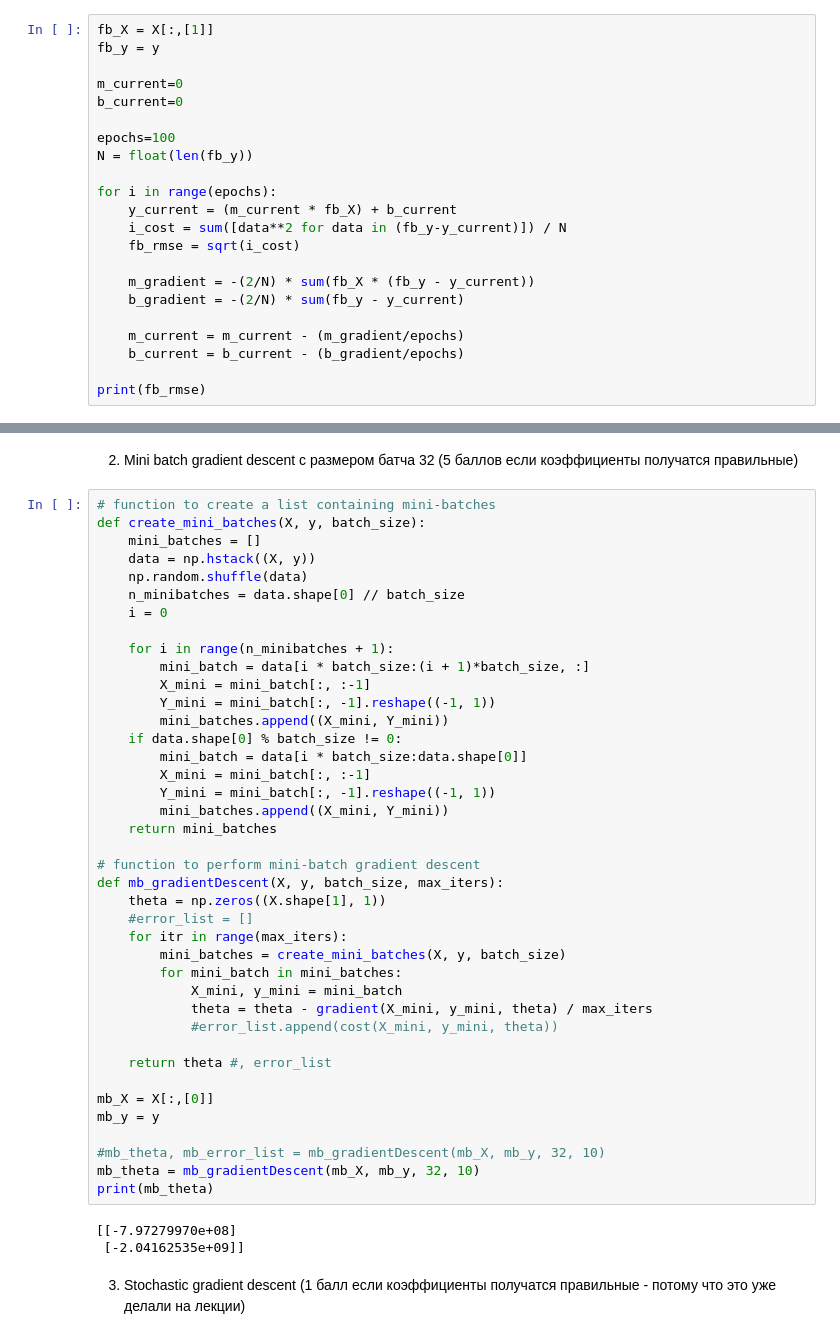
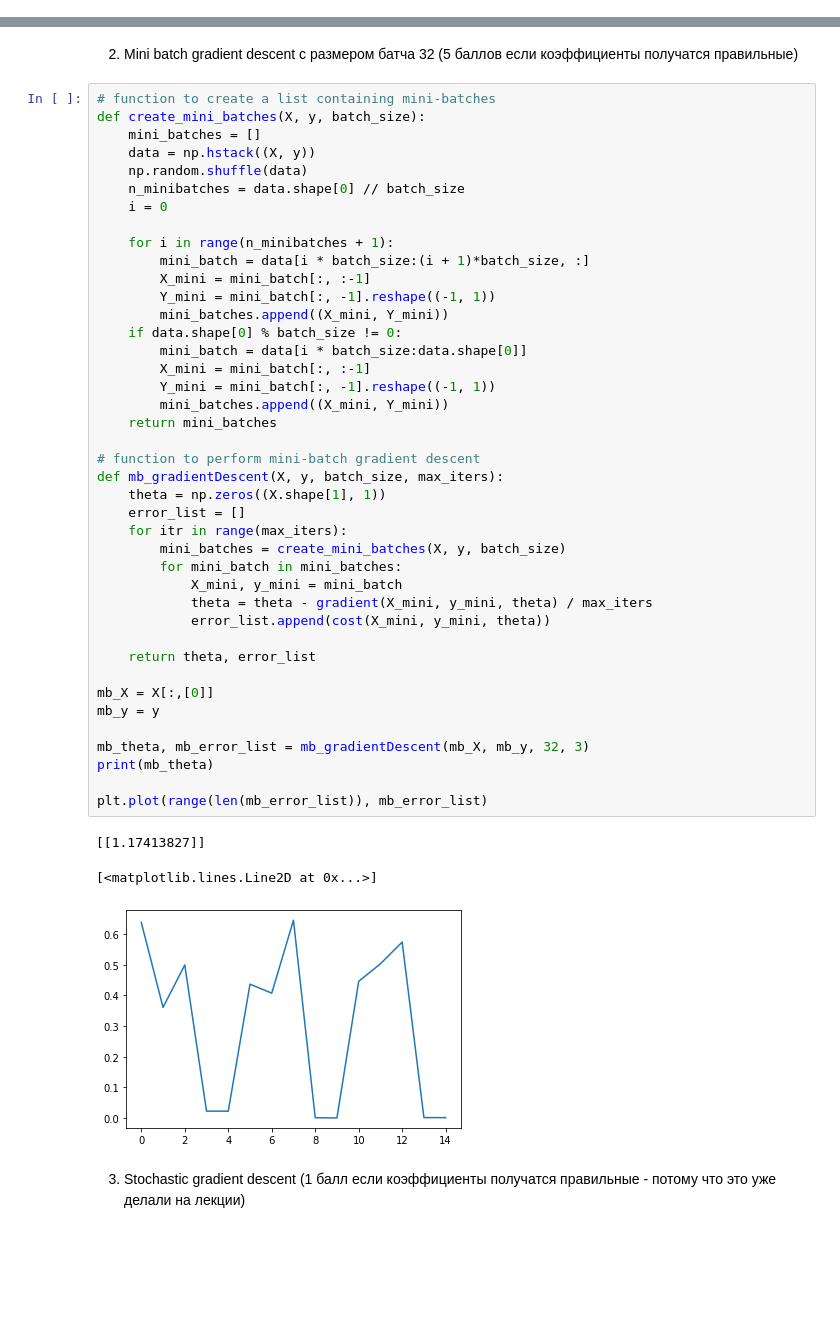
Before and after one commit to evoancarthur/DSML, a Jupyter notebook: Lecture2/ex1data1/ex1data1.ipynb, the cells around one changed output, grey strips where cells are left out. Drawn from its saved outputs; the diff is of its cells as text; blank space fills up the shorter version.

```diff
--- a/Lecture2/ex1data1/ex1data1.ipynb
+++ b/Lecture2/ex1data1/ex1data1.ipynb
@@ -113,22 +101,0 @@ print(fb_theta)
-# %%
-fb_X = X[:,[1]]
-fb_y = y
-
-m_current=0
-b_current=0
-
-epochs=100
-N = float(len(fb_y))
-
-for i in range(epochs):
-    y_current = (m_current * fb_X) + b_current
-    i_cost = sum([data**2 for data in (fb_y-y_current)]) / N
-    fb_rmse = sqrt(i_cost)
-
-    m_gradient = -(2/N) * sum(fb_X * (fb_y - y_current))
-    b_gradient = -(2/N) * sum(fb_y - y_current)
-
-    m_current = m_current - (m_gradient/epochs)
-    b_current = b_current - (b_gradient/epochs)
-
-print(fb_rmse)
@@ -145,40 +110,42 @@ def create_mini_batches(X, y, batch_size):
     n_minibatches = data.shape[0] // batch_size
     i = 0
 
     for i in range(n_minibatches + 1):
         mini_batch = data[i * batch_size:(i + 1)*batch_size, :]
         X_mini = mini_batch[:, :-1]
         Y_mini = mini_batch[:, -1].reshape((-1, 1))
         mini_batches.append((X_mini, Y_mini))
     if data.shape[0] % batch_size != 0:
         mini_batch = data[i * batch_size:data.shape[0]]
         X_mini = mini_batch[:, :-1]
         Y_mini = mini_batch[:, -1].reshape((-1, 1))
         mini_batches.append((X_mini, Y_mini))
     return mini_batches
 
 # function to perform mini-batch gradient descent
 def mb_gradientDescent(X, y, batch_size, max_iters):
     theta = np.zeros((X.shape[1], 1))
-    #error_list = []
+    error_list = []
     for itr in range(max_iters):
         mini_batches = create_mini_batches(X, y, batch_size)
         for mini_batch in mini_batches:
             X_mini, y_mini = mini_batch
             theta = theta - gradient(X_mini, y_mini, theta) / max_iters
-            #error_list.append(cost(X_mini, y_mini, theta))
+            error_list.append(cost(X_mini, y_mini, theta))
 
-    return theta #, error_list
+    return theta, error_list
 
 mb_X = X[:,[0]]
 mb_y = y
 
-#mb_theta, mb_error_list = mb_gradientDescent(mb_X, mb_y, 32, 10)
-mb_theta = mb_gradientDescent(mb_X, mb_y, 32, 10)
+mb_theta, mb_error_list = mb_gradientDescent(mb_X, mb_y, 32, 3)
 print(mb_theta)
+
+plt.plot(range(len(mb_error_list)), mb_error_list)
 # %% [output]
-[[-7.97279970e+08]
- [-2.04162535e+09]]
+[[1.17413827]]
+[<matplotlib.lines.Line2D at 0x...>]
+[figure, added]
 # %% [markdown]
 3. Stochastic gradient descent (1 балл если коэффициенты получатся правильные - потому что это уже делали на лекции)
 # %%
```
Also changed, not shown: parts of 5 cells of this notebook.
